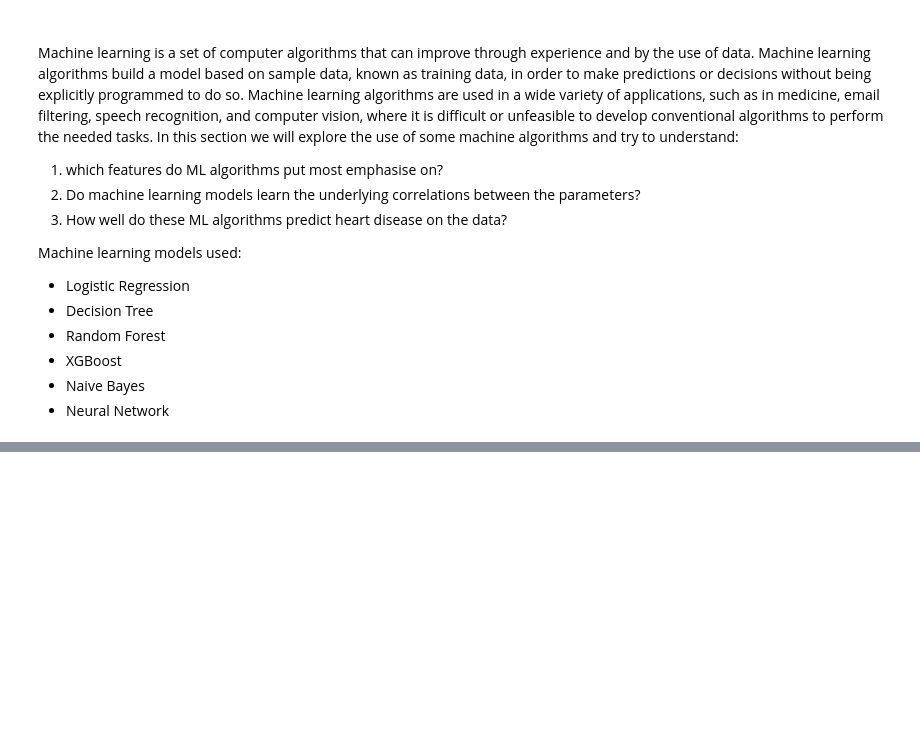
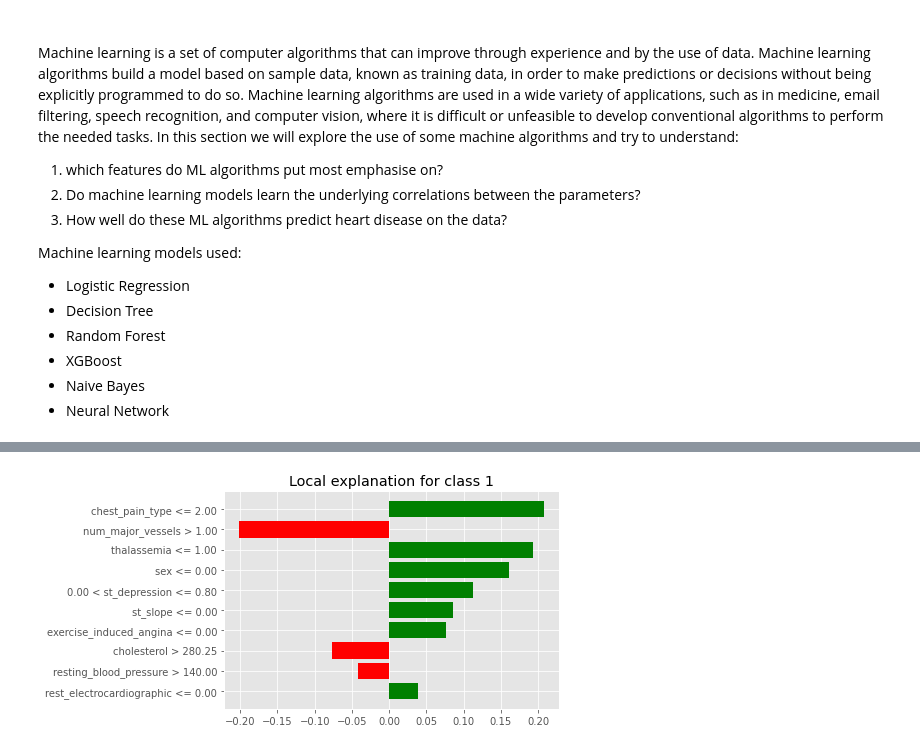
Before and after one commit to ofek181/A-Heart-Disease-Study, a Jupyter notebook: heart_disease_study.ipynb, the cells around one changed output, grey strips where cells are left out. Saved outputs shown, nothing was run; the diff lists cells and outputs as text; code cells hidden in the pictures; blank space fills up the shorter version.

```diff
--- a/heart_disease_study.ipynb
+++ b/heart_disease_study.ipynb
@@ -351,0 +459,8 @@ Machine learning models used:
+# %%
+# LIME
+explainer = lime_tabular.LimeTabularExplainer(x_train.values, mode="classification", feature_names=features)
+idx = random.randint(1, len(x_train))
+inst = x_train.iloc[idx]
+prob = xgb.predict_proba
+explanation = explainer.explain_instance(inst, prob)
+explanation.show_in_notebook()
@@ -351,0 +469,5 @@ Machine learning models used:
+# %%
+with plt.style.context("ggplot"):
+    explanation.as_pyplot_figure()
+# %% [output]
+[figure, added]
```
Also changed, not shown: parts of 16 cells of this notebook.
